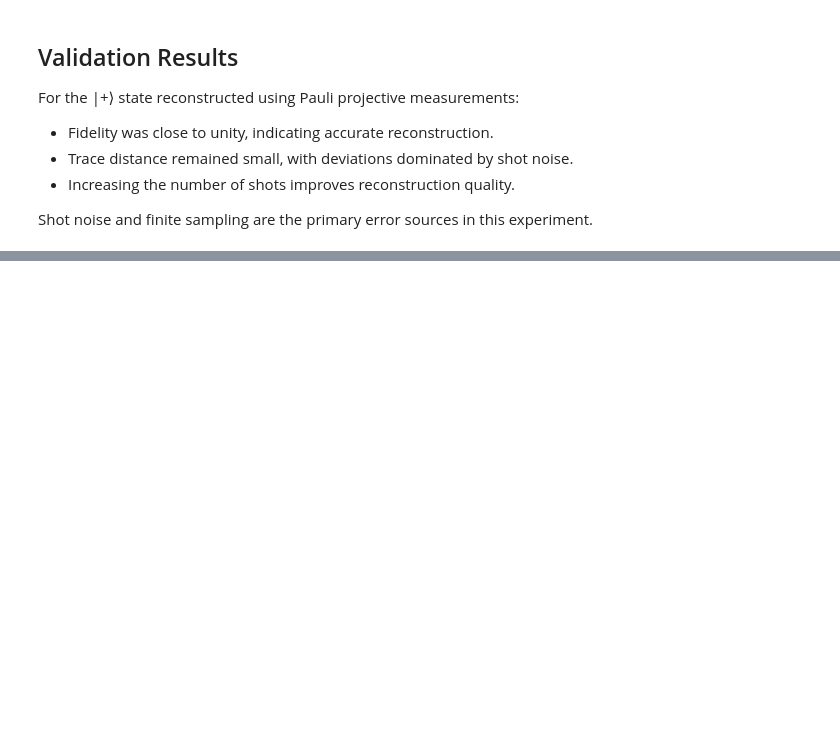
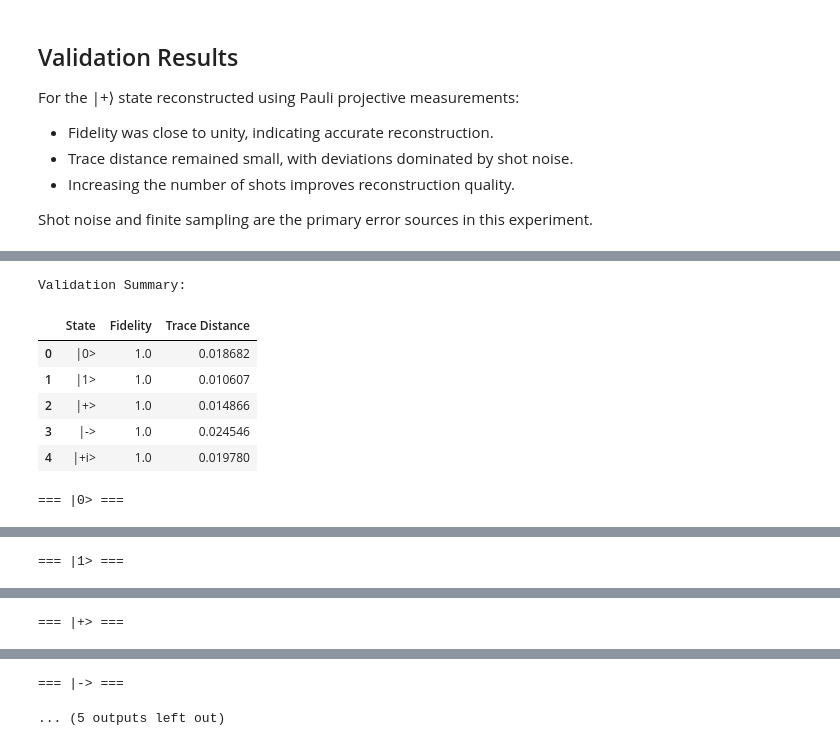
Before and after one commit to Arka-009/Open_Project_Winter_2025, a Jupyter notebook: notebooks/week1_quantum_topography.ipynb, the cells around one changed output, grey strips where cells are left out. Drawn from its saved outputs; the diff is of its cells as text; code cells hidden in the pictures; blank space fills up the shorter version.

```diff
--- a/notebooks/week1_quantum_topography.ipynb
+++ b/notebooks/week1_quantum_topography.ipynb
@@ -354,0 +498,7 @@ Shot noise and finite sampling are the primary error sources in this experiment.
+# %%
+state = "|+>"
+plot_density_matrix_histogram(
+    results[state]["rho_reconstructed"],
+    basis_labels=["0", "1"],
+    title=f"Reconstructed density matrix for {state}"
+)
@@ -354,0 +507,43 @@ Shot noise and finite sampling are the primary error sources in this experiment.
+# %%
+import pandas as pd
+
+
+summary_data = {
+    "State": [],
+    "Fidelity": [],
+    "Trace Distance": []
+}
+
+for state, info in results.items():
+    summary_data["State"].append(state)
+    summary_data["Fidelity"].append(info["fidelity"])
+    summary_data["Trace Distance"].append(info["trace_distance"])
+
+summary_df = pd.DataFrame(summary_data)
+print("Validation Summary:")
+display(summary_df)
+
+
+for state, info in results.items():
+    print(f"\n=== {state} ===")
+
+    plot_density_matrix_histogram(
+        density_matrices[state],
+        basis_labels=["0", "1"],
+        title=f"True density matrix ({state})"
+    )
+
+    plot_density_matrix_histogram(
+        info["rho_reconstructed"],
+        basis_labels=["0", "1"],
+        title=f"Reconstructed density matrix ({state})"
+    )
+# %% [output]
+Validation Summary:
+|  | State | Fidelity | Trace Distance |
+| 0 | |0> | 1.0 | 0.018682 |
+| 1 | |1> | 1.0 | 0.010607 |
+| 2 | |+> | 1.0 | 0.014866 |
+| 3 | |-> | 1.0 | 0.024546 |
+| 4 | |+i> | 1.0 | 0.019780 |
+=== |0> ===
@@ -354,0 +552 @@ Shot noise and finite sampling are the primary error sources in this experiment.
+=== |1> ===
@@ -354,0 +555 @@ Shot noise and finite sampling are the primary error sources in this experiment.
+=== |+> ===
@@ -354,0 +558,2 @@ Shot noise and finite sampling are the primary error sources in this experiment.
+=== |-> ===
+... (5 outputs left out)
```
Also changed, not shown: parts of 15 cells of this notebook.
